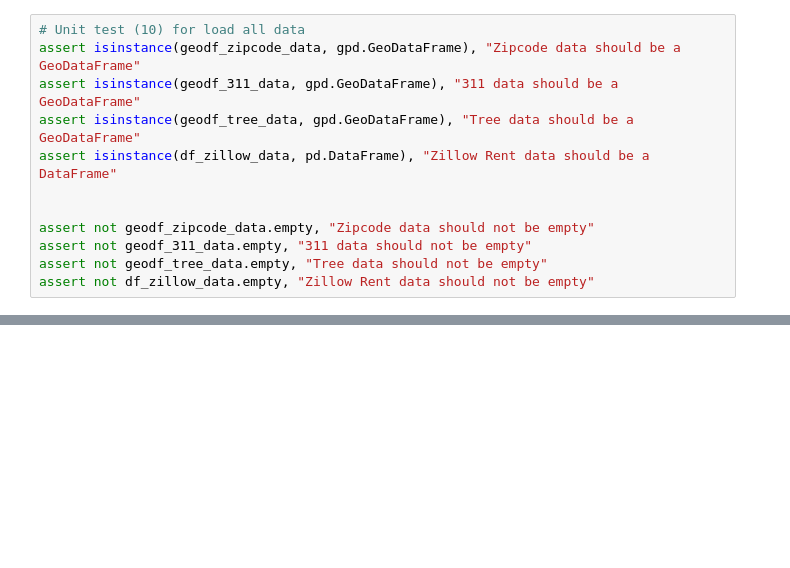
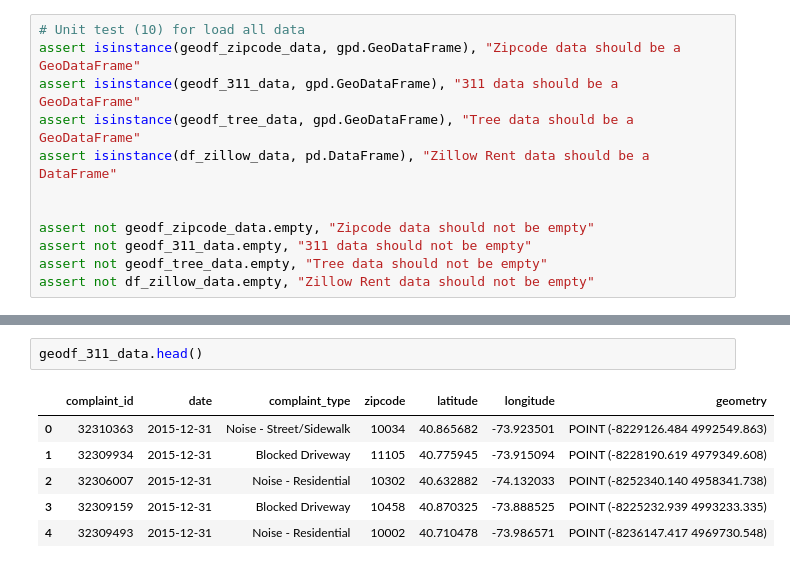
Before and after one commit to lc3779/Project_4501_IEOR, a Jupyter notebook: Project_4501_IEOR.ipynb, the cells around one changed output, grey strips where cells are left out. Cells and saved outputs as stored; diff of their text form; blank space fills up the shorter version.

```diff
--- a/Project_4501_IEOR.ipynb
+++ b/Project_4501_IEOR.ipynb
@@ -735,0 +777,9 @@ assert not df_zillow_data.empty, "Zillow Rent data should not be empty"
+# %%
+geodf_311_data.head()
+# %% [output]
+|  | complaint_id | date | complaint_type | zipcode | latitude | longitude | geometry |
+| 0 | 32310363 | 2015-12-31 | Noise - Street/Sidewalk | 10034 | 40.865682 | -73.923501 | POINT (-8229126.484 4992549.863) |
+| 1 | 32309934 | 2015-12-31 | Blocked Driveway | 11105 | 40.775945 | -73.915094 | POINT (-8228190.619 4979349.608) |
+| 2 | 32306007 | 2015-12-31 | Noise - Residential | 10302 | 40.632882 | -74.132033 | POINT (-8252340.140 4958341.738) |
+| 3 | 32309159 | 2015-12-31 | Blocked Driveway | 10458 | 40.870325 | -73.888525 | POINT (-8225232.939 4993233.335) |
+| 4 | 32309493 | 2015-12-31 | Noise - Residential | 10002 | 40.710478 | -73.986571 | POINT (-8236147.417 4969730.548) |
```
Also changed, not shown: parts of 8 cells of this notebook.
